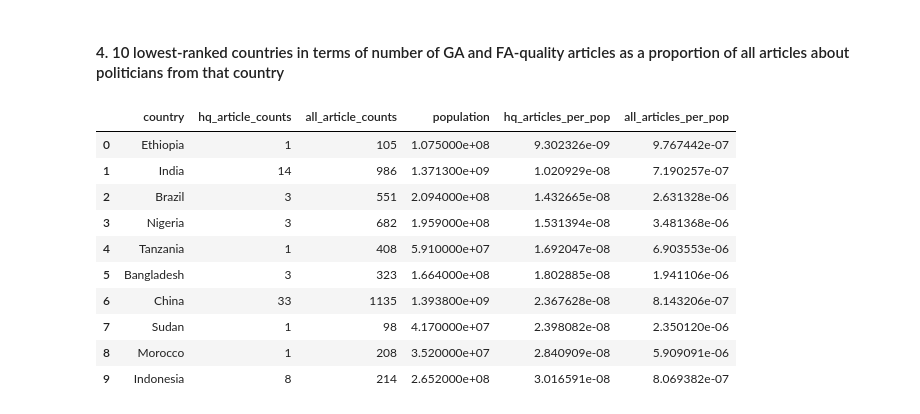
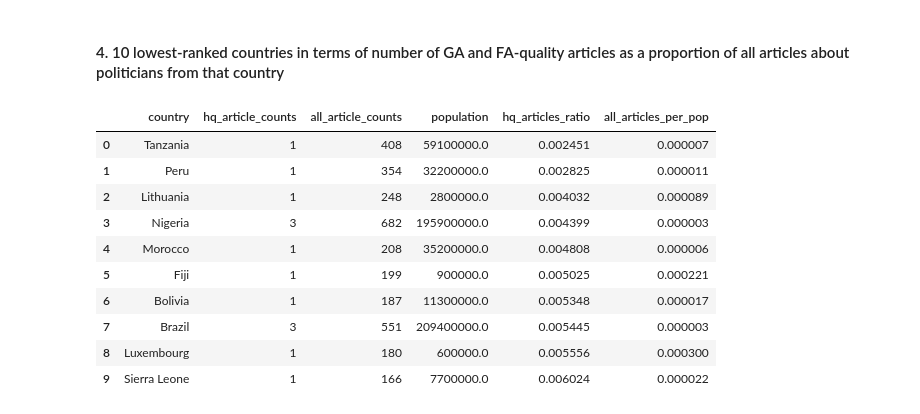
Before and after one commit to havanagrawal/data-512-a2, a Jupyter notebook: hcds-a2-bias.ipynb, the cells around one changed output. Cells and saved outputs as stored; diff of their text form; code cells hidden in the pictures.

```diff
--- a/hcds-a2-bias.ipynb
+++ b/hcds-a2-bias.ipynb
@@ -217,7 +217,7 @@ final_df.head()
 # %% [markdown]
 We apply a final transformation to get the articles/population counts
 # %%
-final_df["hq_articles_per_pop"] = final_df.hq_article_counts / final_df.population
+final_df["hq_articles_ratio"] = final_df.hq_article_counts / final_df.all_article_counts
 final_df["all_articles_per_pop"] = final_df.all_article_counts / final_df.population
 # %%
 final_df.sample(5, random_state=42)
@@ -291,16 +302,16 @@ final_df.sort_values("hq_articles_per_pop", ascending=False).head(10).reset_inde
 # %% [markdown]
 #### 4. 10 lowest-ranked countries in terms of number of GA and FA-quality articles as a proportion of all articles about politicians from that country
 # %%
-final_df.sort_values("hq_articles_per_pop", ascending=True).head(10).reset_index().drop('index', axis=1)
+final_df.sort_values("hq_articles_ratio", ascending=True).head(10).reset_index().drop('index', axis=1)
 # %% [output]
-|  | country | hq_article_counts | all_article_counts | population | hq_articles_per_pop | all_articles_per_pop |
-| 0 | Ethiopia | 1 | 105 | 1.075000e+08 | 9.302326e-09 | 9.767442e-07 |
-| 1 | India | 14 | 986 | 1.371300e+09 | 1.020929e-08 | 7.190257e-07 |
-| 2 | Brazil | 3 | 551 | 2.094000e+08 | 1.432665e-08 | 2.631328e-06 |
-| 3 | Nigeria | 3 | 682 | 1.959000e+08 | 1.531394e-08 | 3.481368e-06 |
-| 4 | Tanzania | 1 | 408 | 5.910000e+07 | 1.692047e-08 | 6.903553e-06 |
-| 5 | Bangladesh | 3 | 323 | 1.664000e+08 | 1.802885e-08 | 1.941106e-06 |
-| 6 | China | 33 | 1135 | 1.393800e+09 | 2.367628e-08 | 8.143206e-07 |
-| 7 | Sudan | 1 | 98 | 4.170000e+07 | 2.398082e-08 | 2.350120e-06 |
-| 8 | Morocco | 1 | 208 | 3.520000e+07 | 2.840909e-08 | 5.909091e-06 |
-| 9 | Indonesia | 8 | 214 | 2.652000e+08 | 3.016591e-08 | 8.069382e-07 |
+|  | country | hq_article_counts | all_article_counts | population | hq_articles_ratio | all_articles_per_pop |
+| 0 | Tanzania | 1 | 408 | 59100000.0 | 0.002451 | 0.000007 |
+| 1 | Peru | 1 | 354 | 32200000.0 | 0.002825 | 0.000011 |
+| 2 | Lithuania | 1 | 248 | 2800000.0 | 0.004032 | 0.000089 |
+| 3 | Nigeria | 3 | 682 | 195900000.0 | 0.004399 | 0.000003 |
+| 4 | Morocco | 1 | 208 | 35200000.0 | 0.004808 | 0.000006 |
+| 5 | Fiji | 1 | 199 | 900000.0 | 0.005025 | 0.000221 |
+| 6 | Bolivia | 1 | 187 | 11300000.0 | 0.005348 | 0.000017 |
+| 7 | Brazil | 3 | 551 | 209400000.0 | 0.005445 | 0.000003 |
+| 8 | Luxembourg | 1 | 180 | 600000.0 | 0.005556 | 0.000300 |
+| 9 | Sierra Leone | 1 | 166 | 7700000.0 | 0.006024 | 0.000022 |
```
Also changed, not shown: parts of 6 cells of this notebook, 2 other files.
